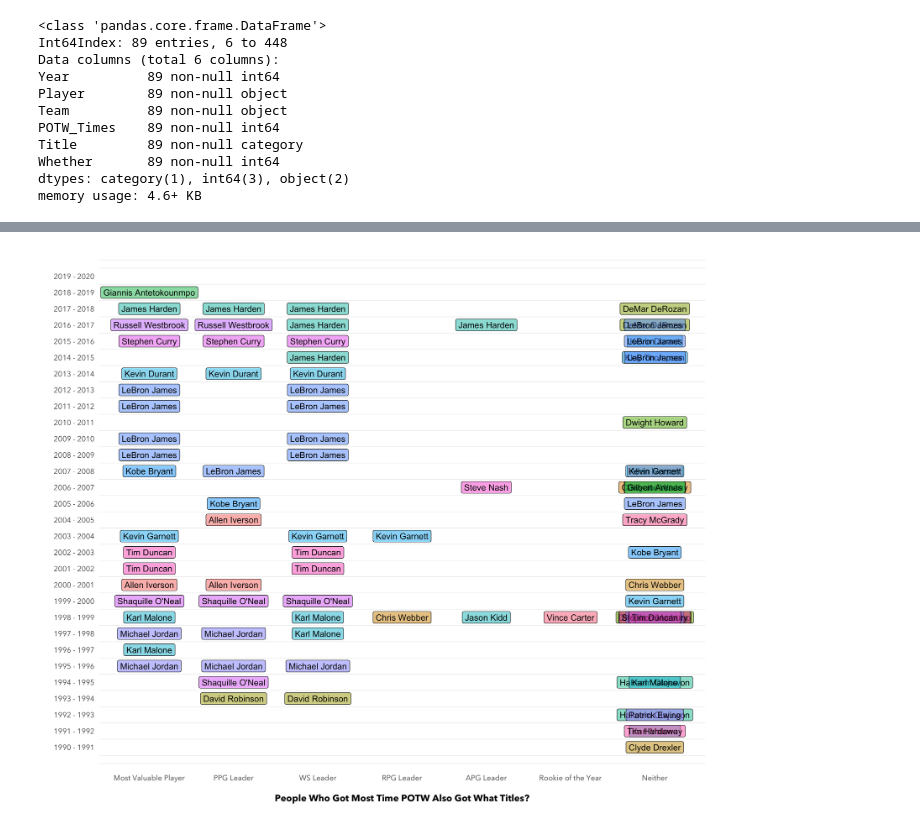
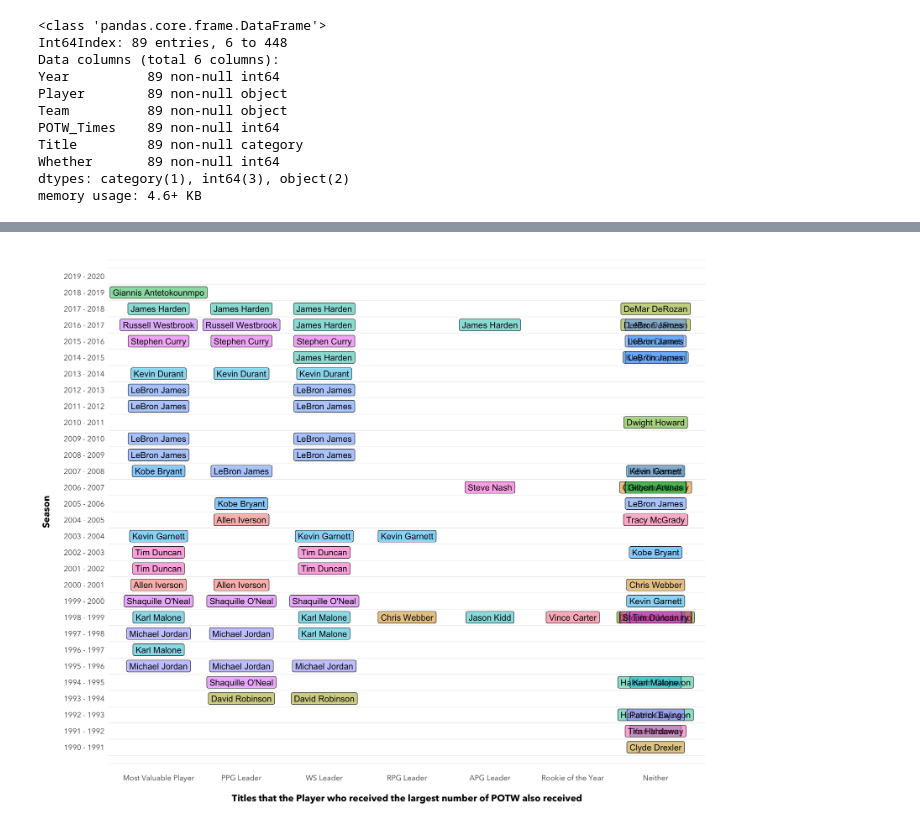
Before and after one commit to chunheisiu/NBA-POTW-Visualization, a Jupyter notebook: notebooks/_ggplot_4.ipynb, the cells around one changed output, grey strips where cells are left out. Cells and saved outputs as stored; diff of their text form; code cells hidden in the pictures.

```diff
--- a/notebooks/_ggplot_4.ipynb
+++ b/notebooks/_ggplot_4.ipynb
@@ -163,21 +160,20 @@ array(['ggplot2', 'tools', 'stats', 'graphics', 'grDevices', 'utils',
 # %%
 %%R -w 12 -h 10 --units in -r 300
 season <- function(x) {
     paste(x - 1, '-', x)
 }
 ggplot(data = potw_title_new) +
 # geom_point(aes(x = Year, y = Title)) +
 geom_label(aes(x = Year, y = Title, label = Player, fill = Player),alpha = 0.5) +
 guides(fill = F) +
 coord_flip() +
 theme_minimal(base_size = 12) +
-xlab('')+
-ylab('\n People Who Got Most Time POTW Also Got What Titles? ')+
+ylab('\nTitles that the Player who received the Largest Number of POTW also received')+
 theme(text = element_text(family = 'Avenir Next'),
       axis.title = element_text(face = 'bold'),
        panel.grid.major = element_blank(),
 #        panel.grid.minor = element_blank()
       ) +
-scale_x_continuous(limits = c(1991, 2020), breaks = seq(1991, 2020, by = 1), label = season)
+scale_x_continuous(name = 'Season\n', limits = c(1991, 2020), breaks = seq(1991, 2020, by = 1), label = season)
 # %% [output]
-[figure, old version]
+[figure, new version]
```
Also changed, not shown: parts of 2 cells of this notebook, 1 other file.
